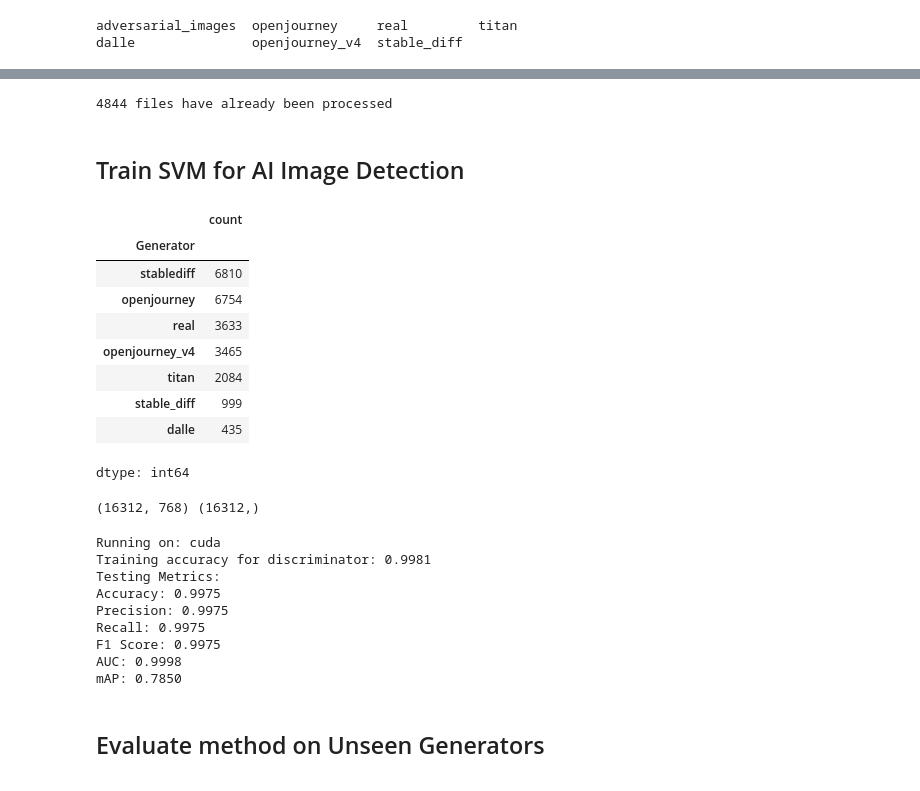
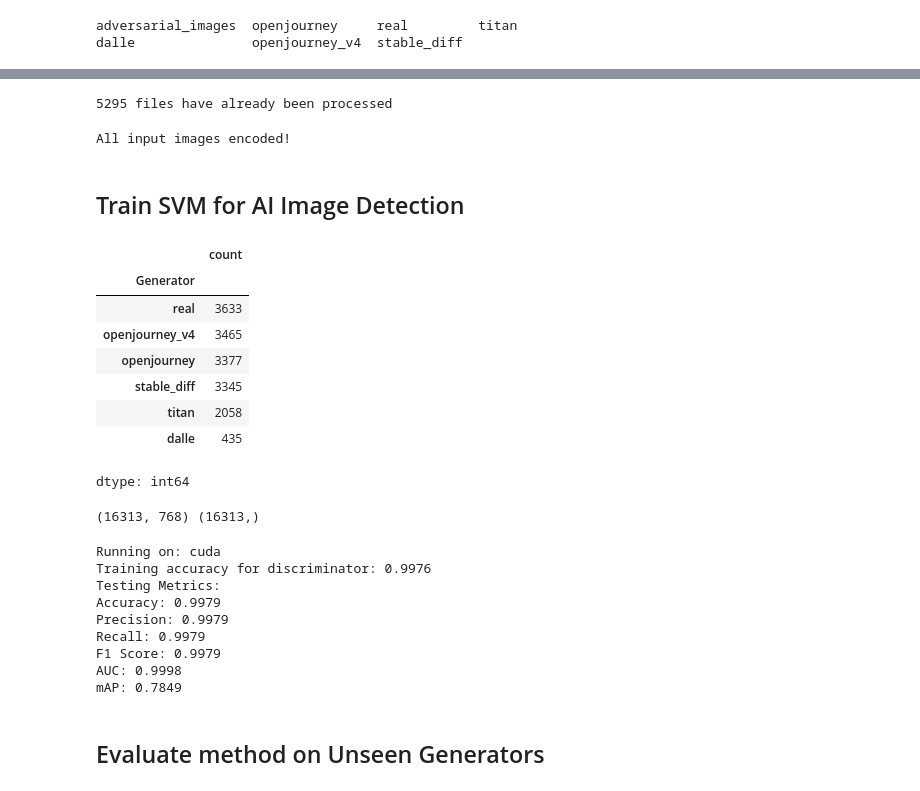
Before and after one commit to PRITH-S07/CMU-IDL, a Jupyter notebook: UpdatedBaseline.ipynb, the cells around one changed output, grey strips where cells are left out. Cells and saved outputs as stored; diff of their text form; code cells hidden in the pictures.

```diff
--- a/UpdatedBaseline.ipynb
+++ b/UpdatedBaseline.ipynb
@@ -153,9 +166,10 @@ def process_images_and_log(image_dict: dict, csv_fname: str) -> None:
       # print(f"{info['generator']}_{info['id']} encoded and logged to csv")
     print(f"All input images encoded!")
 # %%
-process_images_and_log(images, "CLIP_embeddings.csv")
+# process_images_and_log(images, "CLIP_embeddings.csv")
 # %% [output]
-4844 files have already been processed
+5295 files have already been processed
+All input images encoded!
 # %% [markdown]
 ## Train SVM for AI Image Detection
 # %%
@@ -222,36 +236,36 @@ class CLIPSVMDiscriminator:
 # %%
 def string_to_np(feature_str):
     embedding_list = np.fromstring(feature_str[1:-1], sep=' ')
     assert len(embedding_list) == 768
     return np.array(embedding_list)
 
 
 df = pd.read_csv(os.path.join(ROOT, "CLIP_embeddings.csv"), usecols=range(5))
 # Filter df for rows where Generator is in DIFFUSION MODELS
 df = df[df["Generator"].isin(DIFFUSION_MODELS)]
+df = df.drop_duplicates(subset=["Filepath", "Id", "Generator", "Label"])
 df["Features"] = df["Features"].apply(string_to_np).to_numpy()
 X = np.stack(df["Features"])
 y = df["Label"].to_numpy()
 
 df["Generator"].value_counts()
+# %% [output]
+|  | count |
+| Generator |  |
+| real | 3633 |
+| openjourney_v4 | 3465 |
+| openjourney | 3377 |
+| stable_diff | 3345 |
+| titan | 2058 |
+| dalle | 435 |
+dtype: int64
 # %%
 # Split the data into training and testing sets
 X_train, X_test, y_train, y_test = train_test_split(X, y, test_size=0.20, random_state=42)
-# %% [output]
-|  | count |
-| Generator |  |
-| stablediff | 6810 |
-| openjourney | 6754 |
-| real | 3633 |
-| openjourney_v4 | 3465 |
-| titan | 2084 |
-| stable_diff | 999 |
-| dalle | 435 |
-dtype: int64
 # %%
 print(X.shape, y.shape)
 # %% [output]
-(16312, 768) (16312,)
+(16313, 768) (16313,)
 # %%
 model = CLIPSVMDiscriminator()
 
@@ -261,14 +275,14 @@ print("Testing Metrics:")
 metrics = model.evaluate(X_test, y_test)
 # %% [output]
 Running on: cuda
-Training accuracy for discriminator: 0.9981
+Training accuracy for discriminator: 0.9976
 Testing Metrics:
-Accuracy: 0.9975
-Precision: 0.9975
-Recall: 0.9975
-F1 Score: 0.9975
+Accuracy: 0.9979
+Precision: 0.9979
+Recall: 0.9979
+F1 Score: 0.9979
 AUC: 0.9998
-mAP: 0.7850
+mAP: 0.7849
 # %% [markdown]
 ## Evaluate method on Unseen Generators
 # %%
```
Also changed, not shown: parts of 11 cells of this notebook.
